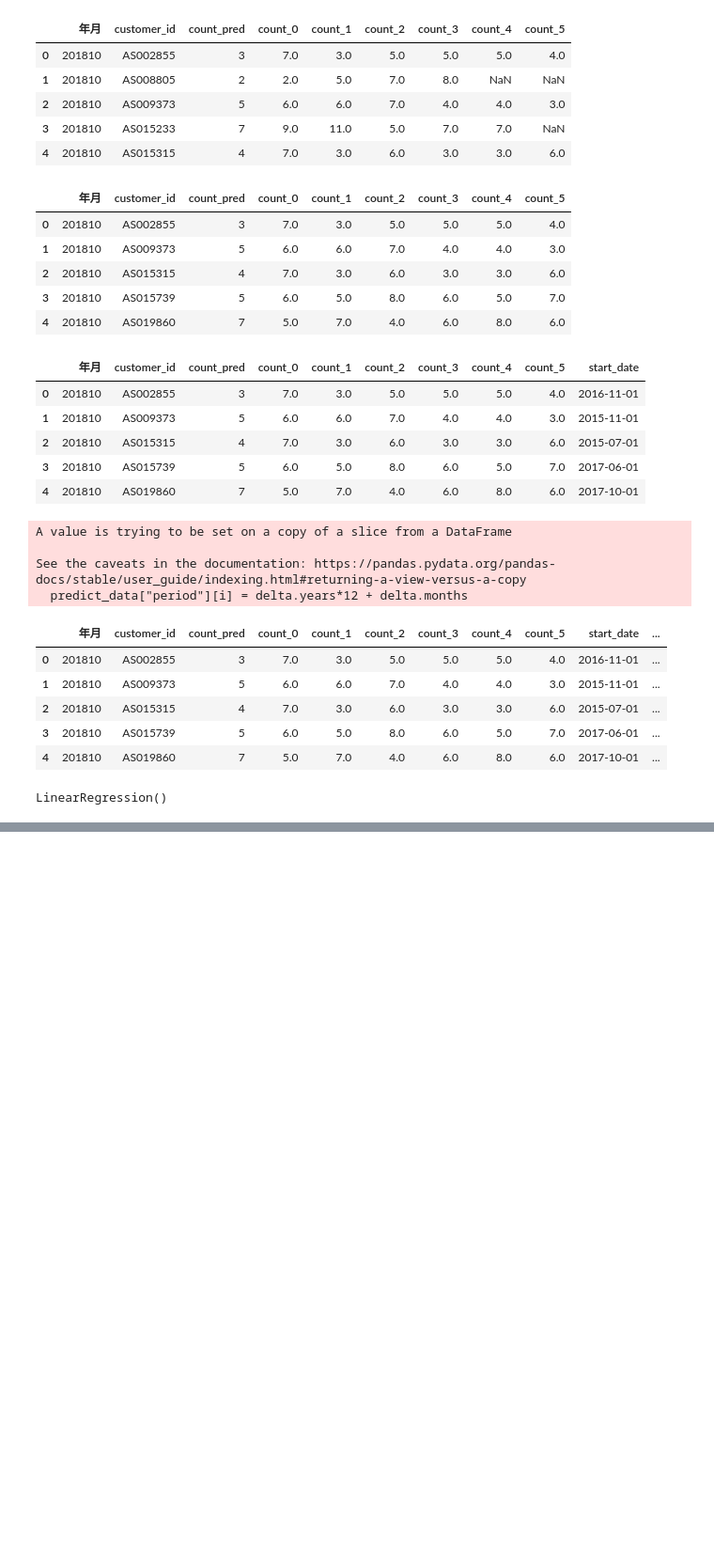
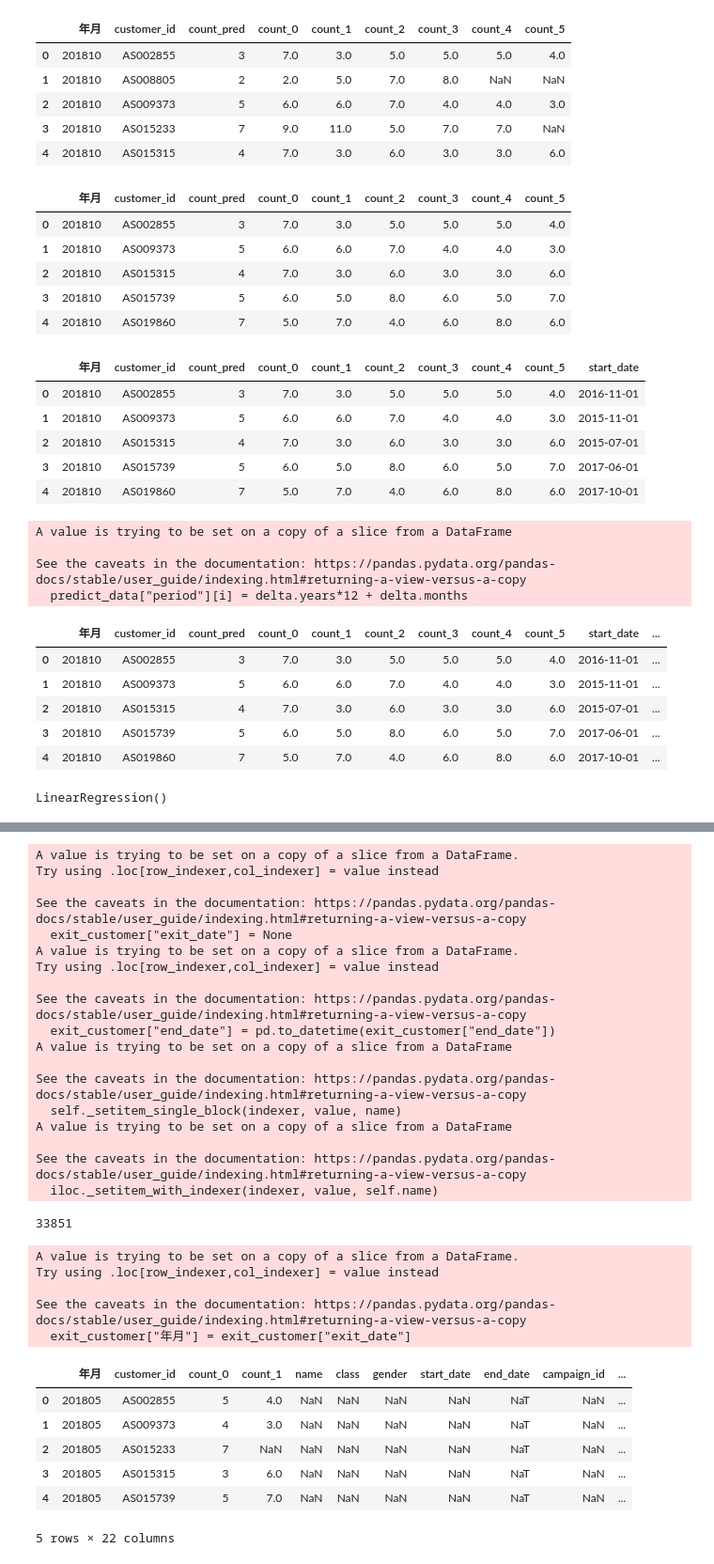
Before and after one commit to katuhito/workspace003, a Jupyter notebook: knock003.ipynb, the cells around one changed output, grey strips where cells are left out. Shown: that part at 94% size. Cells and saved outputs as stored; diff of their text form; code cells hidden in the pictures; blank space fills up the shorter version.

```diff
--- a/knock003.ipynb
+++ b/knock003.ipynb
@@ -652,3 +652,27 @@ array([3.86369927, 1.95513895])
 # %%
 #uselog_monthsデータを出力
 uselog_months.to_csv("use_log_months.csv", index=False)
+# %%
+"""顧客の退会を予測する"""
+#退会してしまう会員が退会する原因を分析する。
+
+#データの読み込み。利用データ整形。
+import pandas as pd
+
+customer = pd.read_csv('customer_join.csv')
+uselog_months = pd.read_csv('use_log_months.csv')
+
+#機械学習用にデータを加工=>未来を予測
+#当月と過去1ヶ月の利用回数を集計したデータを作成
+year_months = list(uselog_months["年月"].unique())
+uselog = pd.DataFrame()
+for i in range(1, len(year_months)):
+    tmp = uselog_months.loc[uselog_months["年月"]==year_months[i]]
+    tmp.rename(columns={"count":"count_0"}, inplace=True)
+    tmp_before = uselog_months.loc[uselog_months["年月"]==year_months[i - 1]]
+    del tmp_before["年月"]
+    tmp_before.rename(columns={"count":"count_1"}, inplace=True)
+    tmp = pd.merge(tmp, tmp_before, on="customer_id", how="left")
+    uselog = pd.concat([uselog, tmp], ignore_index=True)
+
+uselog.head()
@@ -654,0 +703,50 @@ uselog_months.to_csv("use_log_months.csv", index=False)
+# %%
+"""退会前月の退会顧客データを作成する"""
+#退会前月のデータを作成するのは、退会申請は退会の前月末までに出すことのなっているからである。
+#退会した顧客に絞り込んで、end_date列の1ヶ月前の年月を取得し、上記で整形したuselogとcustomer_id,年月をキーにして結合する。
+from dateutil.relativedelta import relativedelta
+
+exit_customer = customer.loc[customer["is_deleted"]==1]
+exit_customer["exit_date"] = None
+exit_customer["end_date"] = pd.to_datetime(exit_customer["end_date"])
+
+for i in range(len(exit_customer)):
+    exit_customer["exit_date"].iloc[i] = exit_customer["end_date"].iloc[i] - relativedelta(months=1)
+
+exit_customer["年月"] = exit_customer["exit_date"]
+uselog["年月"] = uselog["年月"].astype(str)
+exit_uselog = pd.merge(uselog, exit_customer, on=["customer_id", "年月"], how="left")
+print(len(uselog))
+exit_uselog.head()
+# %% [output]
+A value is trying to be set on a copy of a slice from a DataFrame.
+Try using .loc[row_indexer,col_indexer] = value instead
+
+See the caveats in the documentation: https://pandas.pydata.org/pandas-docs/stable/user_guide/indexing.html#returning-a-view-versus-a-copy
+  exit_customer["exit_date"] = None
+A value is trying to be set on a copy of a slice from a DataFrame.
+Try using .loc[row_indexer,col_indexer] = value instead
+
+See the caveats in the documentation: https://pandas.pydata.org/pandas-docs/stable/user_guide/indexing.html#returning-a-view-versus-a-copy
+  exit_customer["end_date"] = pd.to_datetime(exit_customer["end_date"])
+A value is trying to be set on a copy of a slice from a DataFrame
+
+See the caveats in the documentation: https://pandas.pydata.org/pandas-docs/stable/user_guide/indexing.html#returning-a-view-versus-a-copy
+  self._setitem_single_block(indexer, value, name)
+A value is trying to be set on a copy of a slice from a DataFrame
+
+See the caveats in the documentation: https://pandas.pydata.org/pandas-docs/stable/user_guide/indexing.html#returning-a-view-versus-a-copy
+  iloc._setitem_with_indexer(indexer, value, self.name)
+33851
+A value is trying to be set on a copy of a slice from a DataFrame.
+Try using .loc[row_indexer,col_indexer] = value instead
+
+See the caveats in the documentation: https://pandas.pydata.org/pandas-docs/stable/user_guide/indexing.html#returning-a-view-versus-a-copy
+  exit_customer["年月"] = exit_customer["exit_date"]
+|  | 年月 | customer_id | count_0 | count_1 | name | class | gender | start_date | end_date | campaign_id | ... |
+| 0 | 201805 | AS002855 | 5 | 4.0 | NaN | NaN | NaN | NaN | NaT | NaN | ... |
+| 1 | 201805 | AS009373 | 4 | 3.0 | NaN | NaN | NaN | NaN | NaT | NaN | ... |
+| 2 | 201805 | AS015233 | 7 | NaN | NaN | NaN | NaN | NaN | NaT | NaN | ... |
+| 3 | 201805 | AS015315 | 3 | 6.0 | NaN | NaN | NaN | NaN | NaT | NaN | ... |
+| 4 | 201805 | AS015739 | 5 | 7.0 | NaN | NaN | NaN | NaN | NaT | NaN | ... |
+5 rows × 22 columns
```
Also changed, not shown: parts of 5 cells of this notebook, 2 other files.
